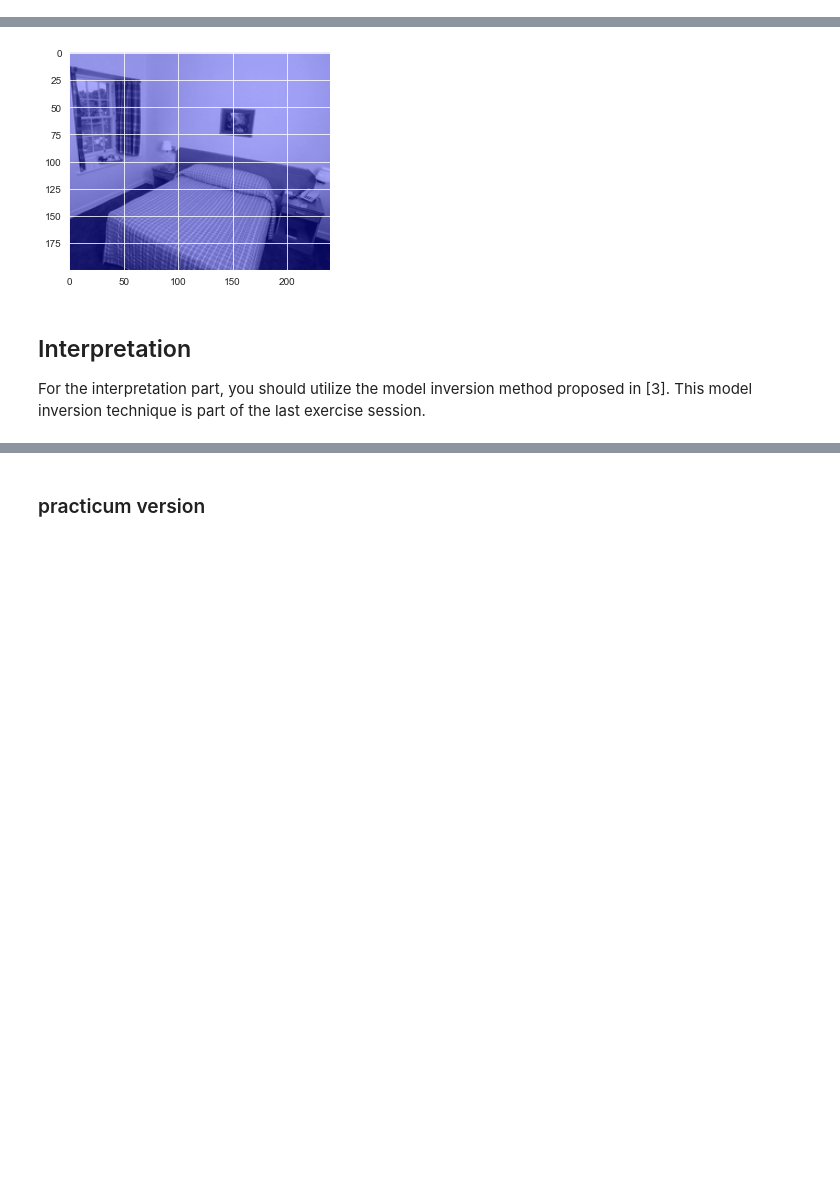
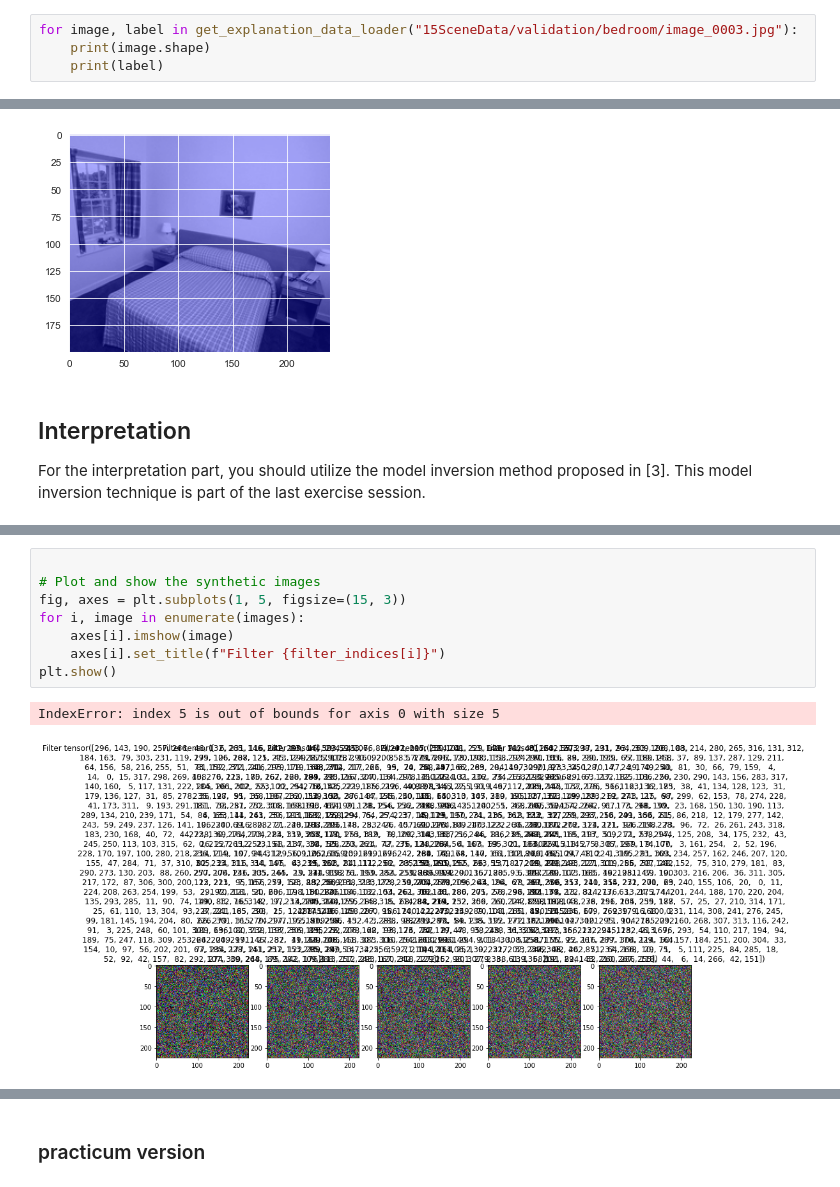
Before and after one commit to arnodeceuninck/ANN-Self-Supervised-Scene-Classification, a Jupyter notebook: evaluations.ipynb, the cells around one changed output, grey strips where cells are left out. Saved outputs shown, nothing was run; the diff lists cells and outputs as text; blank space fills up the shorter version.

```diff
--- a/evaluations.ipynb
+++ b/evaluations.ipynb
@@ -153,3 +153,7 @@ def get_explanation_data_loader(image_path):
     loader = torch.utils.data.DataLoader(dataset, batch_size=1, shuffle=False)
 
     return loader
+# %%
+for image, label in get_explanation_data_loader("15SceneData/validation/bedroom/image_0003.jpg"):
+    print(image.shape)
+    print(label)
@@ -451,0 +639,11 @@ model = load_model(MODEL_SAVES["supervised"])
+# %%
+
+# Plot and show the synthetic images
+fig, axes = plt.subplots(1, 5, figsize=(15, 3))
+for i, image in enumerate(images):
+    axes[i].imshow(image)
+    axes[i].set_title(f"Filter {filter_indices[i]}")
+plt.show()
+# %% [output]
+IndexError: index 5 is out of bounds for axis 0 with size 5
+[figure, added]
```
Also changed, not shown: parts of 36 cells of this notebook, 8 other files.
